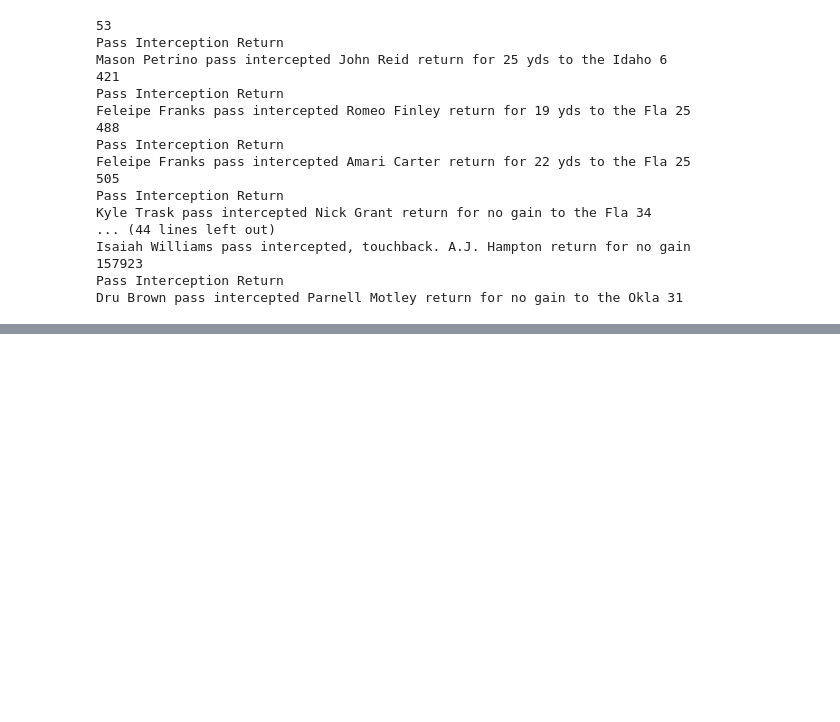
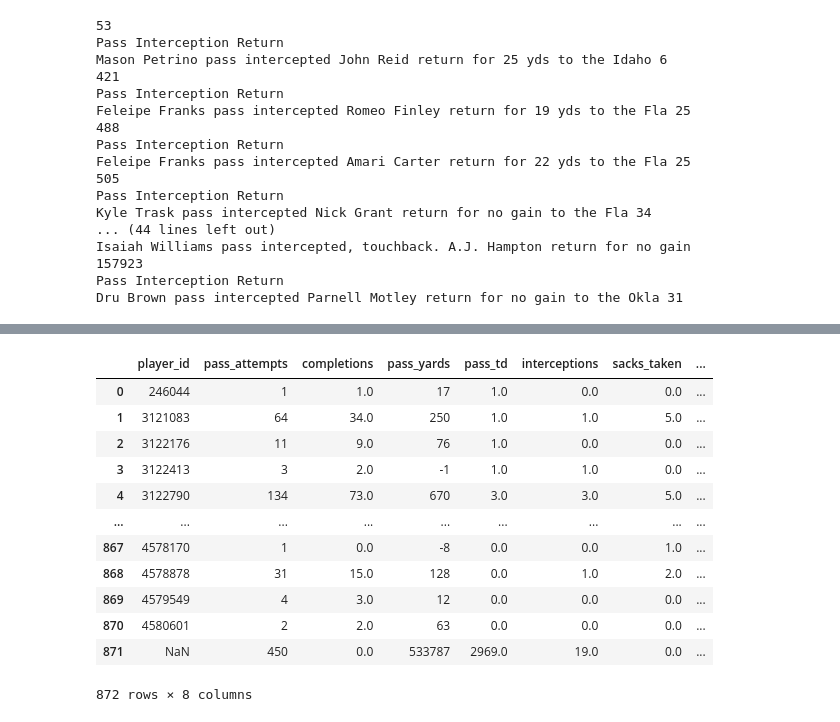
Before and after one commit to kobzajj/cfb-analytics, a Jupyter notebook: ad_hoc_analysis/2019_pbp_analysis.ipynb, the cells around one changed output, grey strips where cells are left out. Cells and saved outputs as stored; diff of their text form; code cells hidden in the pictures; blank space fills up the shorter version.

Commit message:
generated 2019 passing data v1

```diff
--- a/ad_hoc_analysis/2019_pbp_analysis.ipynb
+++ b/ad_hoc_analysis/2019_pbp_analysis.ipynb
@@ -273,0 +330,15 @@ df_mapped[df_mapped['interception'].notna()].head(10)
+# %%
+g = df_mapped.groupby('passer_player_id', dropna=False)
+out = pd.DataFrame({
+        'pass_attempts': g['is_pass'].sum(),
+        'completions': g['complete'].sum() if 'complete' in df_mapped.columns else 0,
+        'pass_yards': g['yards_gained'].sum(),
+        'pass_td': g['touchdown'].sum(),
+        'interceptions': g['interception'].sum(),
+        'sacks_taken': (df_mapped.get('sack',0)==1).groupby(df_mapped['passer_player_id']).sum(),
+        'sacks_yards_lost': (df_mapped.get('sack_yards',0)).groupby(df_mapped['passer_player_id']).sum() if 'sack_yards' in df_mapped.columns else 0,
+        # 'air_yards': g['air_yards'].sum(min_count=1) if 'air_yards' in df.columns else 0, NEED TO ADD AIR YARDS
+        # 'yac': g['yac'].sum(min_count=1) if 'yac' in df.columns else 0, NEED TO ADD YAC
+        # 'pressures_faced': g['pressure'].sum(min_count=1) if 'pressure' in df.columns else 0, NEED TO ADD PRESSURES
+    }).fillna(0)
+out
@@ -273,0 +360,17 @@ df_mapped[df_mapped['interception'].notna()].head(10)
+# %%
+out = out.reset_index().rename(columns={'passer_player_id':'player_id'})
+out
+# %% [output]
+|  | player_id | pass_attempts | completions | pass_yards | pass_td | interceptions | sacks_taken | ... |
+| 0 | 246044 | 1 | 1.0 | 17 | 1.0 | 0.0 | 0.0 | ... |
+| 1 | 3121083 | 64 | 34.0 | 250 | 1.0 | 1.0 | 5.0 | ... |
+| 2 | 3122176 | 11 | 9.0 | 76 | 1.0 | 0.0 | 0.0 | ... |
+| 3 | 3122413 | 3 | 2.0 | -1 | 1.0 | 1.0 | 0.0 | ... |
+| 4 | 3122790 | 134 | 73.0 | 670 | 3.0 | 3.0 | 5.0 | ... |
+| ... | ... | ... | ... | ... | ... | ... | ... | ... |
+| 867 | 4578170 | 1 | 0.0 | -8 | 0.0 | 0.0 | 1.0 | ... |
+| 868 | 4578878 | 31 | 15.0 | 128 | 0.0 | 1.0 | 2.0 | ... |
+| 869 | 4579549 | 4 | 3.0 | 12 | 0.0 | 0.0 | 0.0 | ... |
+| 870 | 4580601 | 2 | 2.0 | 63 | 0.0 | 0.0 | 0.0 | ... |
+| 871 | NaN | 450 | 0.0 | 533787 | 2969.0 | 19.0 | 0.0 | ... |
+872 rows × 8 columns
```
Also changed, not shown: parts of 12 cells of this notebook, 5 other files.
